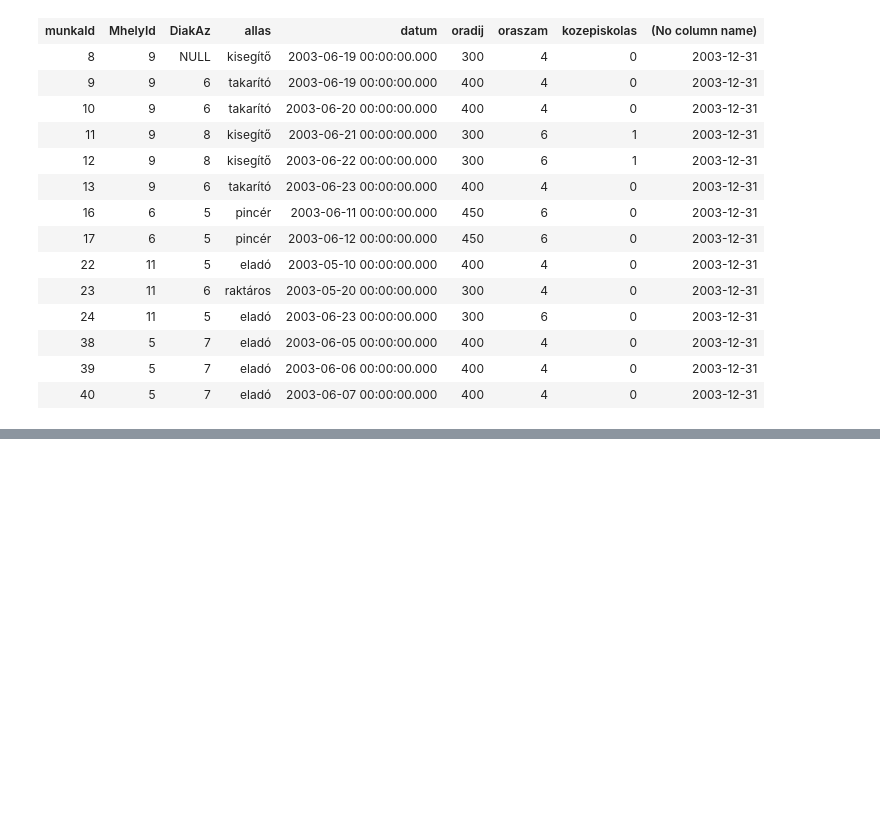
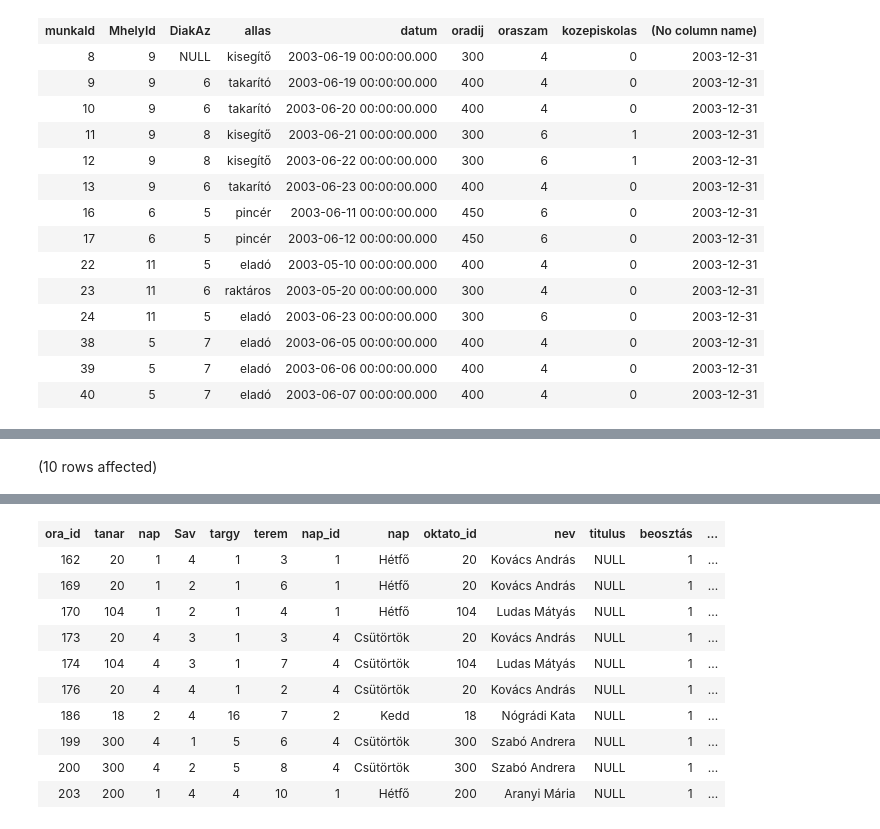
Before and after one commit to varadikitti/sqlgyak03, a Jupyter notebook: zh1_felkészülés.ipynb, the cells around one changed output, grey strips where cells are left out. Saved outputs shown, nothing was run; the diff lists cells and outputs as text; code cells hidden in the pictures; blank space fills up the shorter version.

```diff
--- a/zh1_felkészülés.ipynb
+++ b/zh1_felkészülés.ipynb
@@ -313,0 +418,9 @@ Total execution time: 00:00:00.012
+# %%
+SELECT *
+FROM Orak JOIN Napok ON Orak.nap = Napok.nap_id
+        JOIN Oktatok ON Orak.tanar = Oktatok.oktato_id
+        JOIN Beosztasok ON Oktatok.beosztás = Beosztasok.beosztas_id
+        JOIN statusok ON Oktatok.[status] = statusok.Skod
+WHERE Beosztasok.beosztasnev = 'Óraadó'
+# %% [output]
+(10 rows affected)
@@ -313,0 +428,11 @@ Total execution time: 00:00:00.012
+| ora_id | tanar | nap | Sav | targy | terem | nap_id | nap | oktato_id | nev | titulus | beosztás | ... |
+| 162 | 20 | 1 | 4 | 1 | 3 | 1 | Hétfő | 20 | Kovács András | NULL | 1 | ... |
+| 169 | 20 | 1 | 2 | 1 | 6 | 1 | Hétfő | 20 | Kovács András | NULL | 1 | ... |
+| 170 | 104 | 1 | 2 | 1 | 4 | 1 | Hétfő | 104 | Ludas Mátyás | NULL | 1 | ... |
+| 173 | 20 | 4 | 3 | 1 | 3 | 4 | Csütörtök | 20 | Kovács András | NULL | 1 | ... |
+| 174 | 104 | 4 | 3 | 1 | 7 | 4 | Csütörtök | 104 | Ludas Mátyás | NULL | 1 | ... |
+| 176 | 20 | 4 | 4 | 1 | 2 | 4 | Csütörtök | 20 | Kovács András | NULL | 1 | ... |
+| 186 | 18 | 2 | 4 | 16 | 7 | 2 | Kedd | 18 | Nógrádi Kata | NULL | 1 | ... |
+| 199 | 300 | 4 | 1 | 5 | 6 | 4 | Csütörtök | 300 | Szabó Andrera | NULL | 1 | ... |
+| 200 | 300 | 4 | 2 | 5 | 8 | 4 | Csütörtök | 300 | Szabó Andrera | NULL | 1 | ... |
+| 203 | 200 | 1 | 4 | 4 | 10 | 1 | Hétfő | 200 | Aranyi Mária | NULL | 1 | ... |
```
Also changed, not shown: parts of 7 cells of this notebook, 1 other file.
